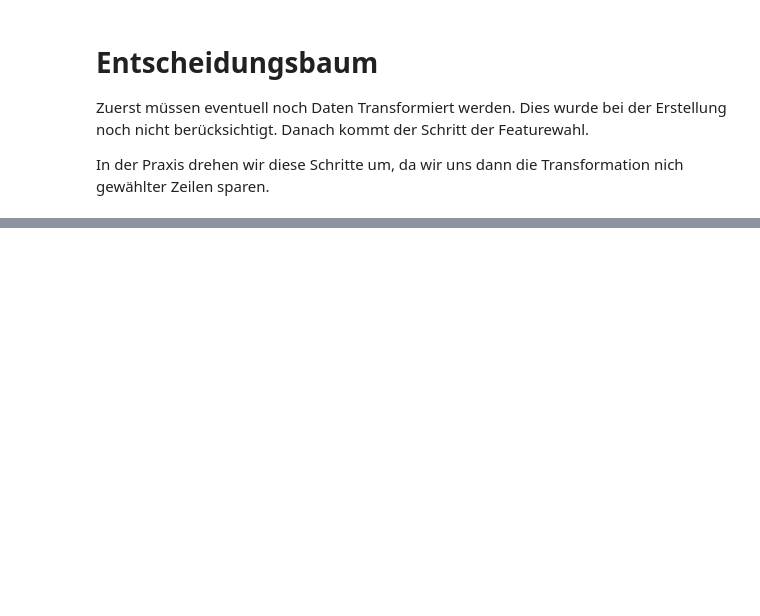
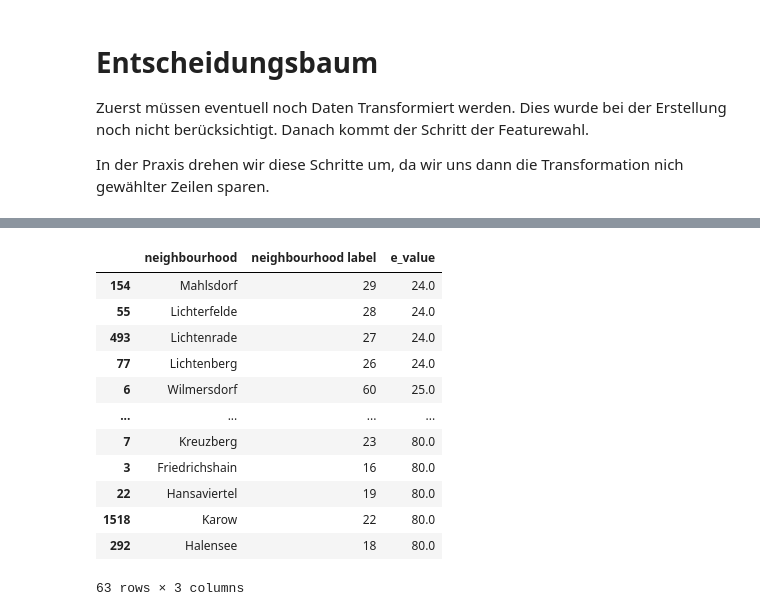
Before and after one commit to RichardSchulz52/ml-learn, a Jupyter notebook: berlin_airbnb_prediction.ipynb, the cells around one changed output, grey strips where cells are left out. Cells and saved outputs as stored; diff of their text form; code cells hidden in the pictures; blank space fills up the shorter version.

```diff
--- a/berlin_airbnb_prediction.ipynb
+++ b/berlin_airbnb_prediction.ipynb
@@ -69,0 +164,24 @@ dtree.get_n_leaves()
+# %%
+# welchen einfluss hat der Distrikt?
+
+def neigh_eval(neigh_label):
+    d_input = np.array([[0, 2, 1, 1, 1, 1, 2, 0, neigh_label]])
+    return dtree.predict(d_input)[0]
+
+neighbourhood_mapping['e_value'] = neighbourhood_mapping['neighbourhood label'].transform(neigh_eval)
+
+neighbourhood_mapping.sort_values('e_value')
+# %% [output]
+|  | neighbourhood | neighbourhood label | e_value |
+| 154 | Mahlsdorf | 29 | 24.0 |
+| 55 | Lichterfelde | 28 | 24.0 |
+| 493 | Lichtenrade | 27 | 24.0 |
+| 77 | Lichtenberg | 26 | 24.0 |
+| 6 | Wilmersdorf | 60 | 25.0 |
+| ... | ... | ... | ... |
+| 7 | Kreuzberg | 23 | 80.0 |
+| 3 | Friedrichshain | 16 | 80.0 |
+| 22 | Hansaviertel | 19 | 80.0 |
+| 1518 | Karow | 22 | 80.0 |
+| 292 | Halensee | 18 | 80.0 |
+63 rows × 3 columns
```
Also changed, not shown: parts of 12 cells of this notebook.
